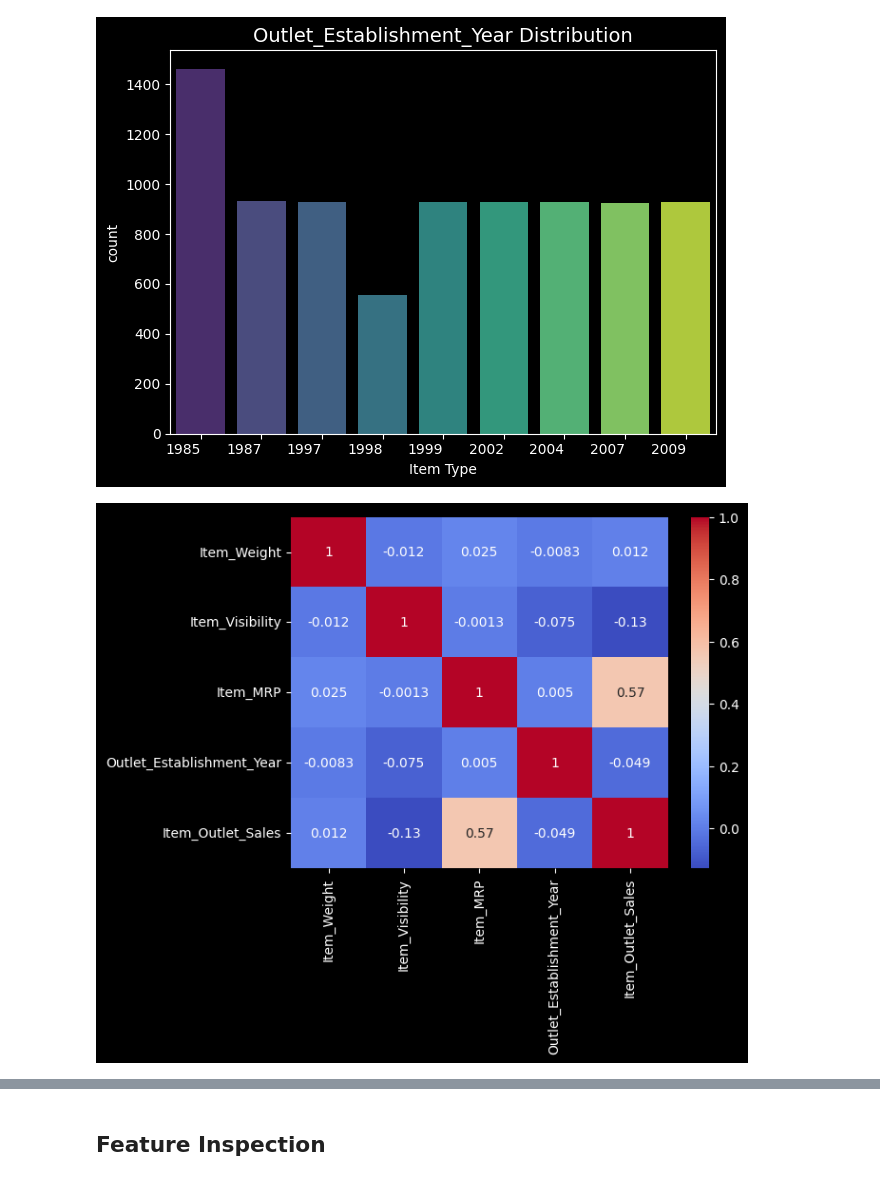
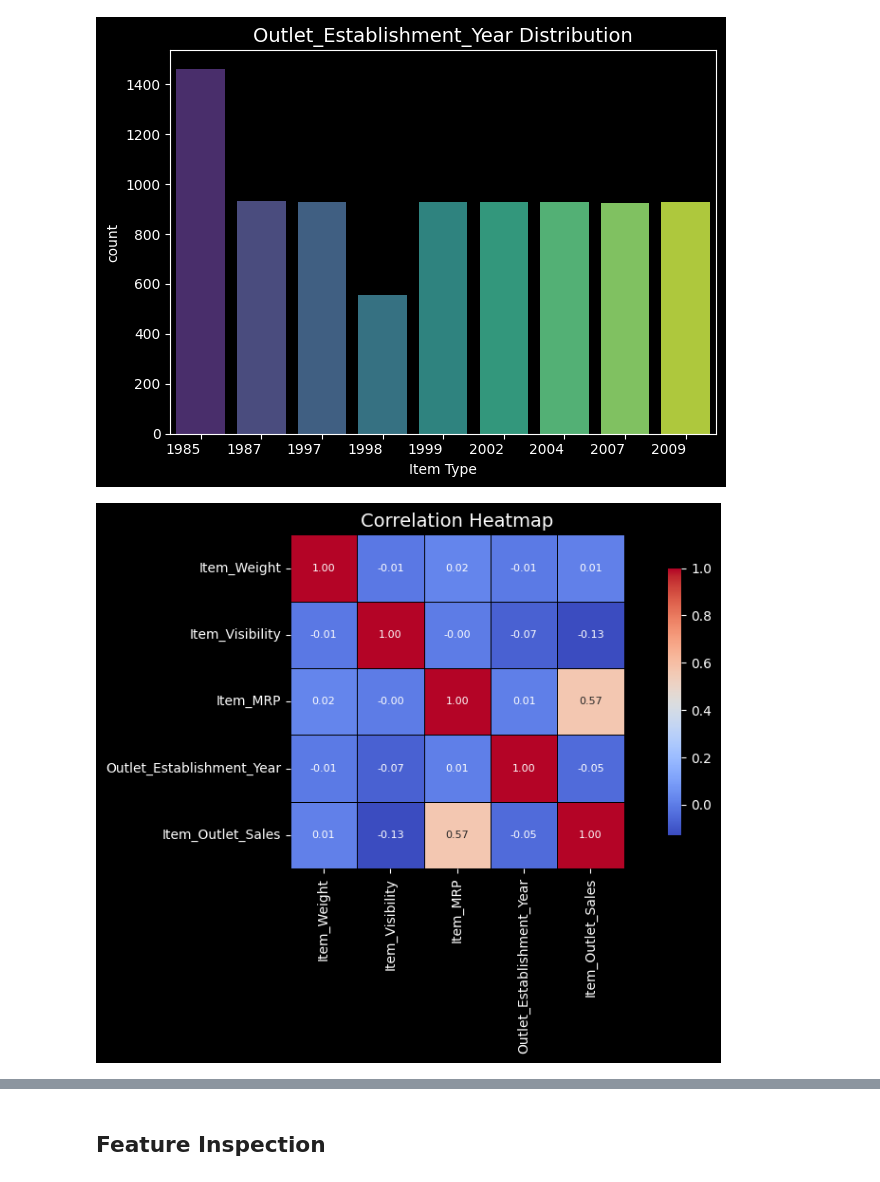
Before and after one commit to aliabusohiban/Prediction-of-Product-Sales, a Jupyter notebook: Prediction_of_Product_Sales.ipynb, the cells around one changed output, grey strips where cells are left out. Cells and saved outputs as stored; diff of their text form; code cells hidden in the pictures.

```diff
--- a/Prediction_of_Product_Sales.ipynb
+++ b/Prediction_of_Product_Sales.ipynb
@@ -450,8 +450,3 @@ def plot_numeric(x):
   axes[0].set_title(f'EDA for {x}')
   plt.tight_layout()
   plt.show()
-# %%
-corr = df_sales.corr(numeric_only=True)
-ax= sns.heatmap(corr, cmap='coolwarm', annot=True)
-# %% [output]
-[figure, removed]
@@ -459,0 +453,26 @@ df_sales['Item_Outlet_Sales'].sort_values(ascending=True)
+# %%
+plt.style.use('dark_background')
+
+corr = df_sales.corr(numeric_only=True)
+
+fig, ax = plt.subplots(figsize=(10,6))
+
+sns.heatmap(
+    corr,
+    cmap='coolwarm',
+    annot=True,
+    fmt='.2f',              # cleaner numbers
+    linewidths=0.5,         # separates cells
+    linecolor='black',
+    square=True,
+    cbar_kws={'shrink': 0.8},
+    annot_kws={"size":8},
+    ax=ax
+)
+
+ax.set_title('Correlation Heatmap', fontsize=14, color='white')
+
+plt.tight_layout()
+plt.show()
+# %% [output]
+[figure, added]
```
Also changed, not shown: parts of 3 cells of this notebook.
